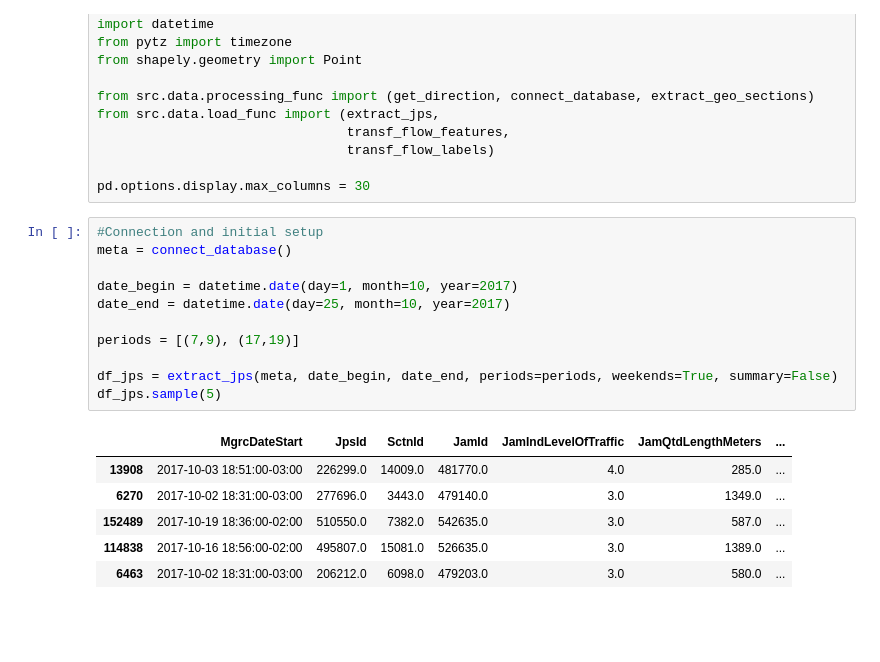
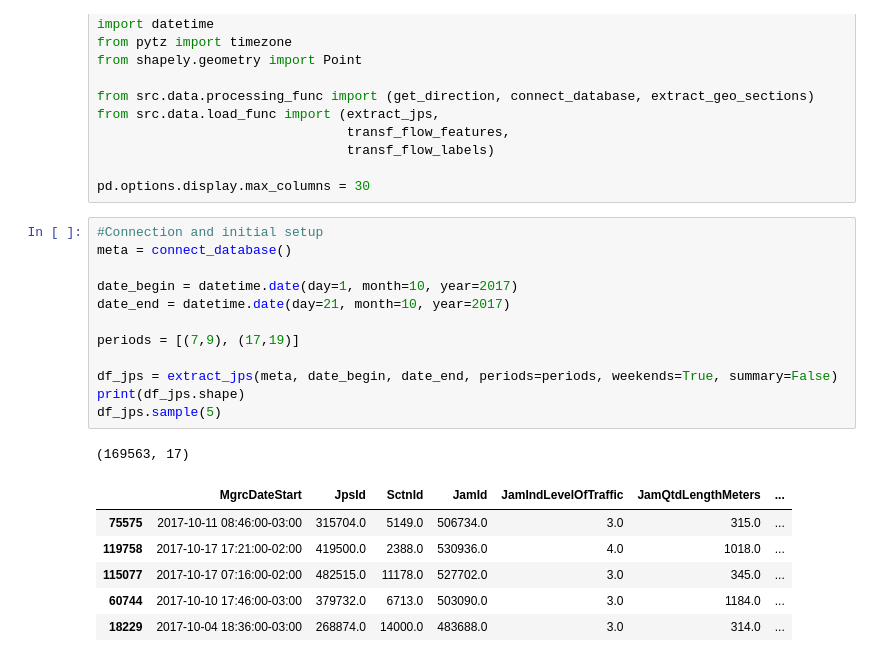
Before and after one commit to pmj-sepud/Joinville-Smart-Mobility, a Jupyter notebook: notebooks/reports/201801-GabrielBogo-Traffic_Probabilities.ipynb, the cells around one changed output. Saved outputs shown, nothing was run; the diff lists cells and outputs as text; blank space fills up the shorter version.

```diff
--- a/notebooks/reports/201801-GabrielBogo-Traffic_Probabilities.ipynb
+++ b/notebooks/reports/201801-GabrielBogo-Traffic_Probabilities.ipynb
@@ -28,21 +28,23 @@ pd.options.display.max_columns = 30
 # %%
 #Connection and initial setup
 meta = connect_database()
 
 date_begin = datetime.date(day=1, month=10, year=2017)
-date_end = datetime.date(day=25, month=10, year=2017)
+date_end = datetime.date(day=21, month=10, year=2017)
 
 periods = [(7,9), (17,19)]
 
 df_jps = extract_jps(meta, date_begin, date_end, periods=periods, weekends=True, summary=False)
+print(df_jps.shape)
 df_jps.sample(5)
 # %% [output]
+(169563, 17)
 |  | MgrcDateStart | JpsId | SctnId | JamId | JamIndLevelOfTraffic | JamQtdLengthMeters | ... |
-| 13908 | 2017-10-03 18:51:00-03:00 | 226299.0 | 14009.0 | 481770.0 | 4.0 | 285.0 | ... |
-| 6270 | 2017-10-02 18:31:00-03:00 | 277696.0 | 3443.0 | 479140.0 | 3.0 | 1349.0 | ... |
-| 152489 | 2017-10-19 18:36:00-02:00 | 510550.0 | 7382.0 | 542635.0 | 3.0 | 587.0 | ... |
-| 114838 | 2017-10-16 18:56:00-02:00 | 495807.0 | 15081.0 | 526635.0 | 3.0 | 1389.0 | ... |
-| 6463 | 2017-10-02 18:31:00-03:00 | 206212.0 | 6098.0 | 479203.0 | 3.0 | 580.0 | ... |
+| 75575 | 2017-10-11 08:46:00-03:00 | 315704.0 | 5149.0 | 506734.0 | 3.0 | 315.0 | ... |
+| 119758 | 2017-10-17 17:21:00-02:00 | 419500.0 | 2388.0 | 530936.0 | 4.0 | 1018.0 | ... |
+| 115077 | 2017-10-17 07:16:00-02:00 | 482515.0 | 11178.0 | 527702.0 | 3.0 | 345.0 | ... |
+| 60744 | 2017-10-10 17:46:00-03:00 | 379732.0 | 6713.0 | 503090.0 | 3.0 | 1184.0 | ... |
+| 18229 | 2017-10-04 18:36:00-03:00 | 268874.0 | 14000.0 | 483688.0 | 3.0 | 314.0 | ... |
 # %%
 #Filter holidays from list of holidays in Brazil, from ANBIMA
 holidays = pd.read_excel(project_dir + "/data/external/feriados_nacionais.xls", skip_footer=9)
```
Also changed, not shown: parts of 10 cells of this notebook, 2 other files.
